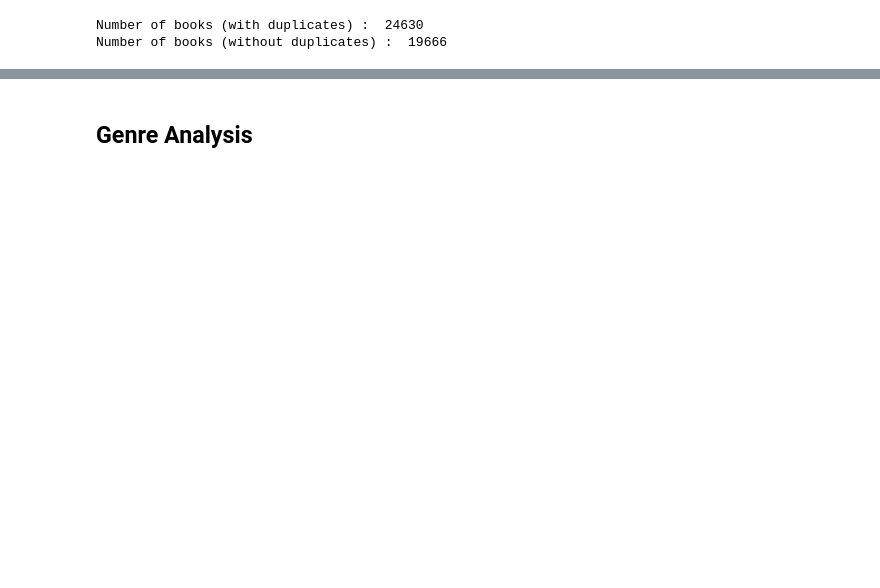
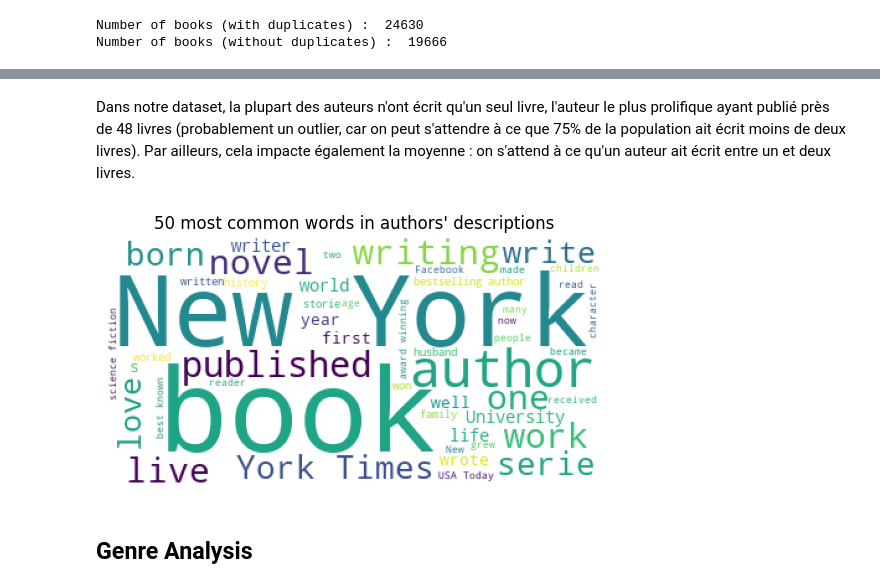
Before and after one commit to Ethan2541/Projet-DALAS, a Jupyter notebook: src/eda/eda.ipynb, the cells around one changed output, grey strips where cells are left out. Saved outputs shown, nothing was run; the diff lists cells and outputs as text; code cells hidden in the pictures; blank space fills up the shorter version.

```diff
--- a/src/eda/eda.ipynb
+++ b/src/eda/eda.ipynb
@@ -26,2 +65,13 @@ Number of books (without duplicates) :  19666
+# %% [markdown]
+Dans notre dataset, la plupart des auteurs n'ont écrit qu'un seul livre, l'auteur le plus prolifique ayant publié près de 48 livres (probablement un outlier, car on peut s'attendre à ce que 75% de la population ait écrit moins de deux livres). Par ailleurs, cela impacte également la moyenne : on s'attend à ce qu'un auteur ait écrit entre un et deux livres.
+# %%
+authors_descriptions = " ".join(df["author_description"].dropna())
+wordcloud = wc.WordCloud(background_color="white", max_words=50).generate(authors_descriptions)
+plt.imshow(wordcloud)
+plt.title("50 most common words in authors' descriptions")
+plt.axis("off")
+plt.show()
+# %% [output]
+[figure, added]
 # %% [markdown]
 ## Genre Analysis
```
Also changed, not shown: parts of 20 cells of this notebook.
